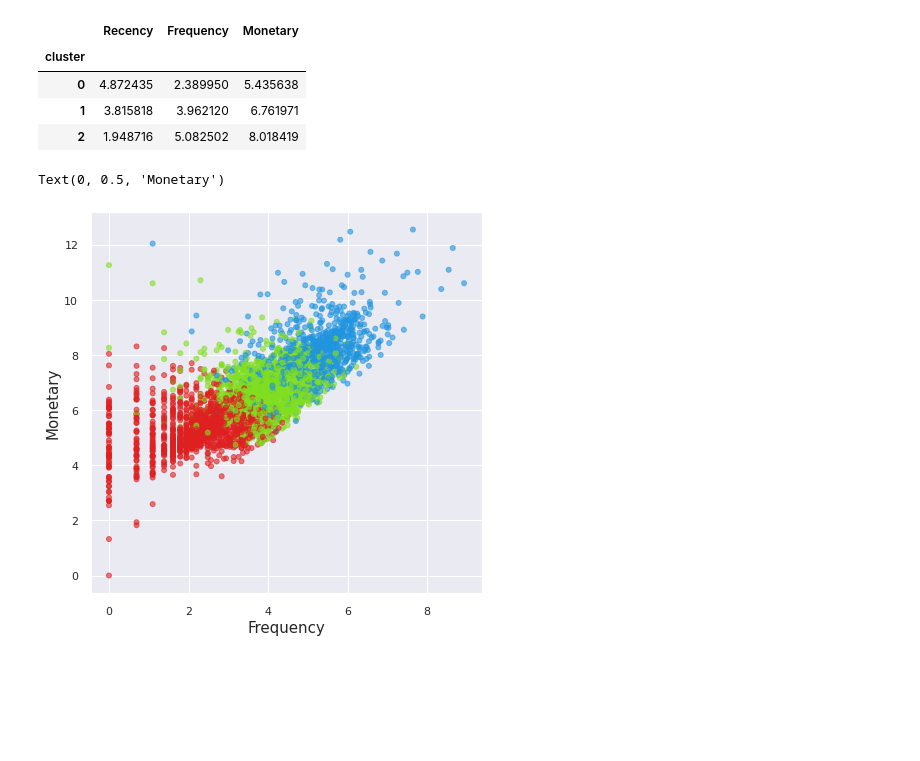
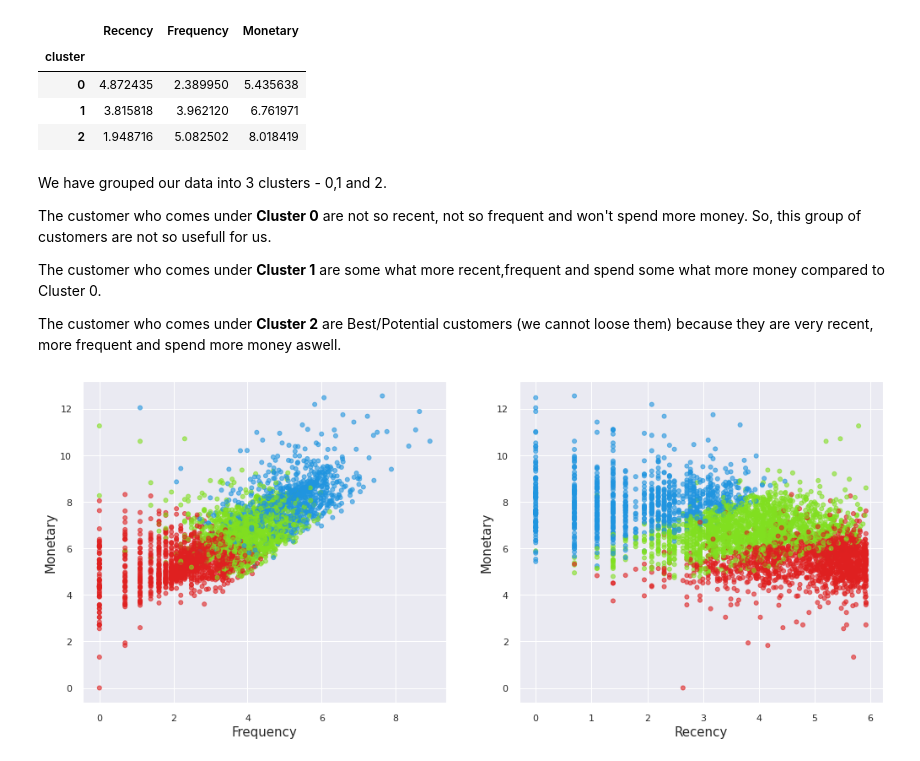
Before and after one commit to snehahampapura/Online-Retail-Customer-Segmentation, a Jupyter notebook: Online_Retail_Customer_Segmentation_Capstone_Project.ipynb, the cells around one changed output. Drawn from its saved outputs; the diff is of its cells as text; code cells hidden in the pictures; blank space fills up the shorter version.

Commit message:
Model Building 2

```diff
--- a/Online_Retail_Customer_Segmentation_Capstone_Project.ipynb
+++ b/Online_Retail_Customer_Segmentation_Capstone_Project.ipynb
@@ -62,0 +145,8 @@ df = dataset.copy()
+# %%
+def handle_neg_n_zero(num):
+    '''This function is used to handle negative and zero values
+    so as to handle infinite numbers during log transformation'''
+    if num <= 0:
+        return 1
+    else:
+        return num
@@ -380,25 +493,0 @@ Top_ten_country
-# %%
-# Figure Size
-plt.figure(figsize=(15,8))
-
-## Define x and y axis
-x=Top_ten_country['Country']
-y=Top_ten_country['Country_percent']
-
-# creating the bar plot
-plt.bar(x,y)
-
-## Function to set label
-def addlabels(x,y):
-    for i in range(len(x)):
-        plt.text(i,y[i],y[i])
-
-addlabels(x,round(y,2))
-
-# set xlabel. ylabel and title
-plt.xlabel("Country", size=20)
-plt.ylabel("% Order", size=20)
-plt.title("% Order from each Country", size=30)
-
-## Showing the plot
-plt.show()
@@ -425,4 +493,0 @@ PercentSales.head(10)
-# %%
-sns.set(rc={'figure.figsize':(18,8)})
-sns.barplot(x="CustomerID", y="TotalAmount", data=PercentSales, order=PercentSales['CustomerID'])
-plt.show()
@@ -839,25 +1146,41 @@ Kmeans_model.groupby(["cluster"])[['Recency','Frequency', 'Monetary']].mean()
 | 0 | 4.872435 | 2.389950 | 5.435638 |
 | 1 | 3.815818 | 3.962120 | 6.761971 |
 | 2 | 1.948716 | 5.082502 | 8.018419 |
+# %% [markdown]
+We have grouped our data into 3 clusters - 0,1 and 2.
+<br>
+
+The customer who comes under **Cluster 0** are not so recent, not so frequent and won't spend more money. So, this group of customers are not so usefull for us.
+<br>
+
+The customer who comes under **Cluster 1** are some what more recent,frequent and spend some what more money compared to Cluster 0.
+<br>
+
+The customer who comes under **Cluster 2** are Best/Potential customers (we cannot loose them) because they are very recent, more frequent and spend more money aswell.
 # %%
 # get centroids
 centroids = kmeans.cluster_centers_
 cen_x = [i[0] for i in centroids]
 cen_y = [i[1] for i in centroids]
 
 ## add to dataframe
 Kmeans_model['cen_x'] = Kmeans_model.cluster.map({0:cen_x[0], 1:cen_x[1], 2:cen_x[2]})
 Kmeans_model['cen_y'] = Kmeans_model.cluster.map({0:cen_y[0], 1:cen_y[1], 2:cen_y[2]})
 
 # define and map colors
 colors = ['#DF2020', '#81DF20', '#2095DF']
 Kmeans_model['c'] = Kmeans_model.cluster.map({0:colors[0], 1:colors[1], 2:colors[2]})
 
 # Plot clusters
-plt.figure(figsize=(7,7))
+plt.figure(figsize=(17,7))
+plt.subplot(1,2,1)
 plt.scatter(Kmeans_model.Frequency, Kmeans_model.Monetary, c=Kmeans_model.c, alpha = 0.6, s=25)
 plt.xlabel('Frequency', fontsize=15)
 plt.ylabel('Monetary', fontsize=15)
+plt.subplot(1,2,2)
+plt.scatter(Kmeans_model.Recency, Kmeans_model.Monetary, c=Kmeans_model.c, alpha = 0.6, s=25)
+plt.xlabel('Recency', fontsize=15)
+plt.ylabel('Monetary', fontsize=15)
+plt.show()
 # %% [output]
-Text(0, 0.5, 'Monetary')
-[figure, old version]
+[figure, new version]
```
Also changed, not shown: parts of 178 cells of this notebook.
